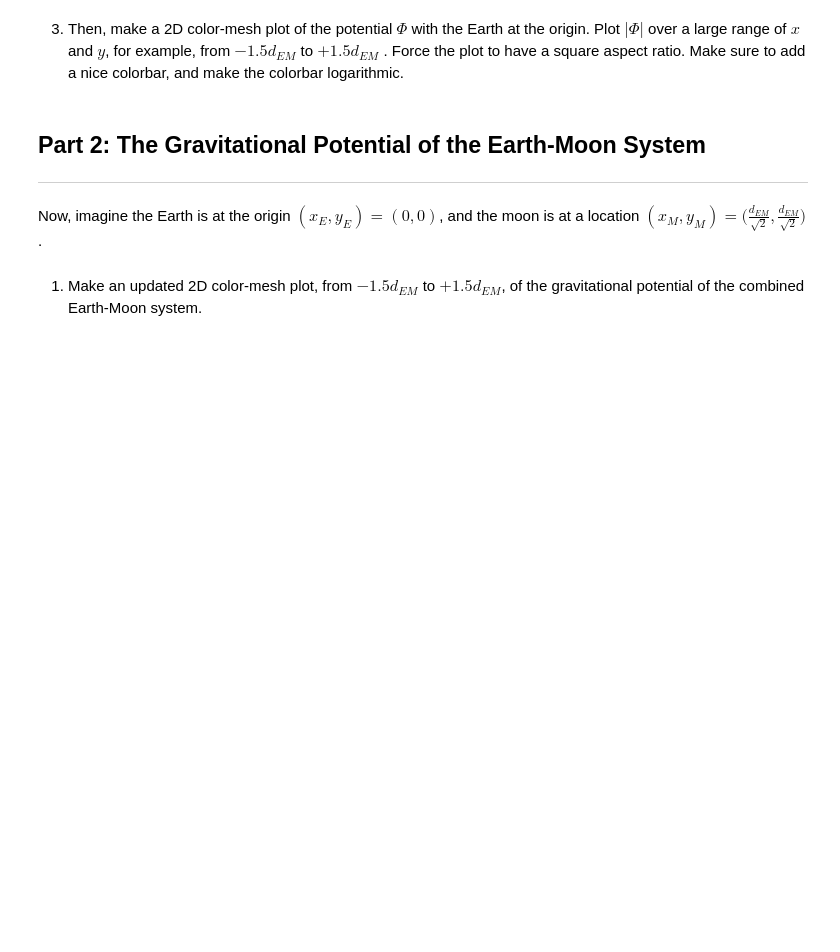
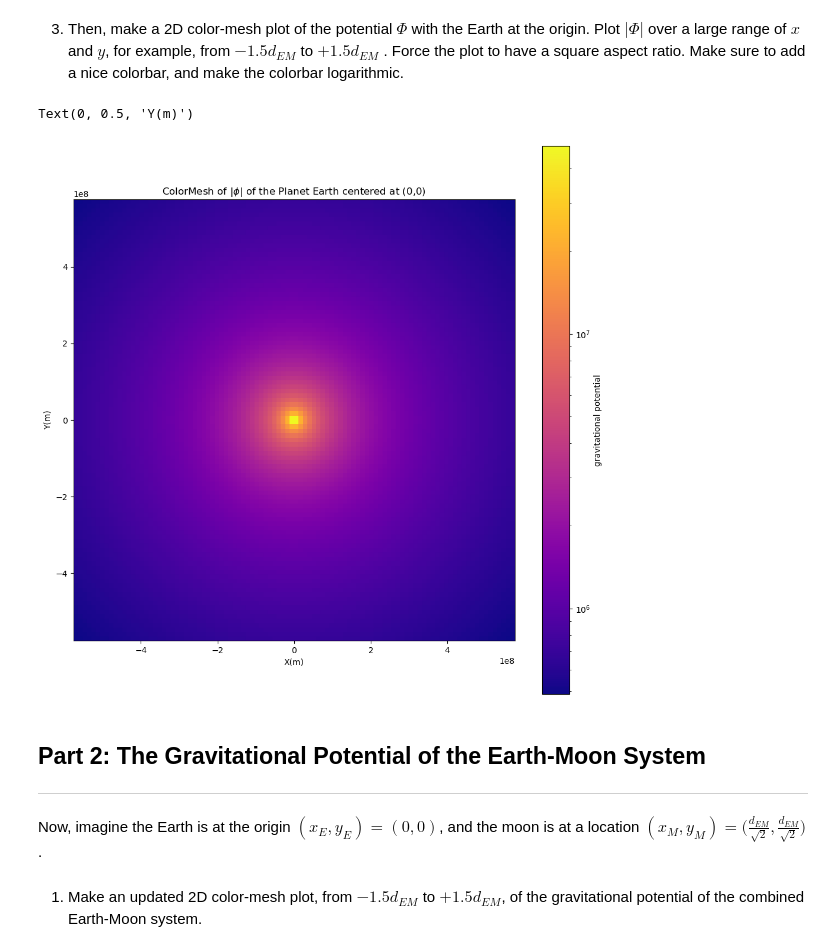
Before and after one commit to rhorton-2/PHYS265-spring26, a Jupyter notebook: Lab1/lab1.ipynb, the cells around one changed output. Cells and saved outputs as stored; diff of their text form; code cells hidden in the pictures; blank space fills up the shorter version.

```diff
--- a/Lab1/lab1.ipynb
+++ b/Lab1/lab1.ipynb
@@ -102,7 +103,21 @@ Text(0, 0.5, 'ln($\\Phi$(r)) (m/s)^2')
 over a large range of $x$ and $y$, for example, from $-1.5d_{EM}$ to $+1.5d_{EM}$ . Force the plot to have
 a square aspect ratio. Make sure to add a nice colorbar, and make the colorbar logarithmic.
 # %%
-x =
+L = 3.8E8 # Distance from the earth to the moon
+x = np.linspace(-1.5*L,1.5*L,100)
+y = np.linspace(-1.5*L,1.5*L,100)
+(x,y) = np.meshgrid(x,y)
+Grav_Pot_Abs =np.abs(Phi(M_E,0,0,x,y))
+fig,ax = plt.subplots(figsize=(12,12))
+plot = ax.pcolormesh(x,y,Grav_Pot_Abs,shading="auto",cmap = "plasma", norm="log")
+fig.colorbar(plot,ax=ax,label = "gravitational potential")
+ax.set_aspect('equal')
+ax.set_title("ColorMesh of" r' $|\phi|$' " of the Planet Earth centered at (0,0)")
+ax.set_xlabel("X(m)")
+ax.set_ylabel("Y(m)")
+# %% [output]
+Text(0, 0.5, 'Y(m)')
+[figure, added]
 # %% [markdown]
 ## Part 2: The Gravitational Potential of the Earth-Moon System
 -----
```
Also changed, not shown: parts of 7 cells of this notebook.
